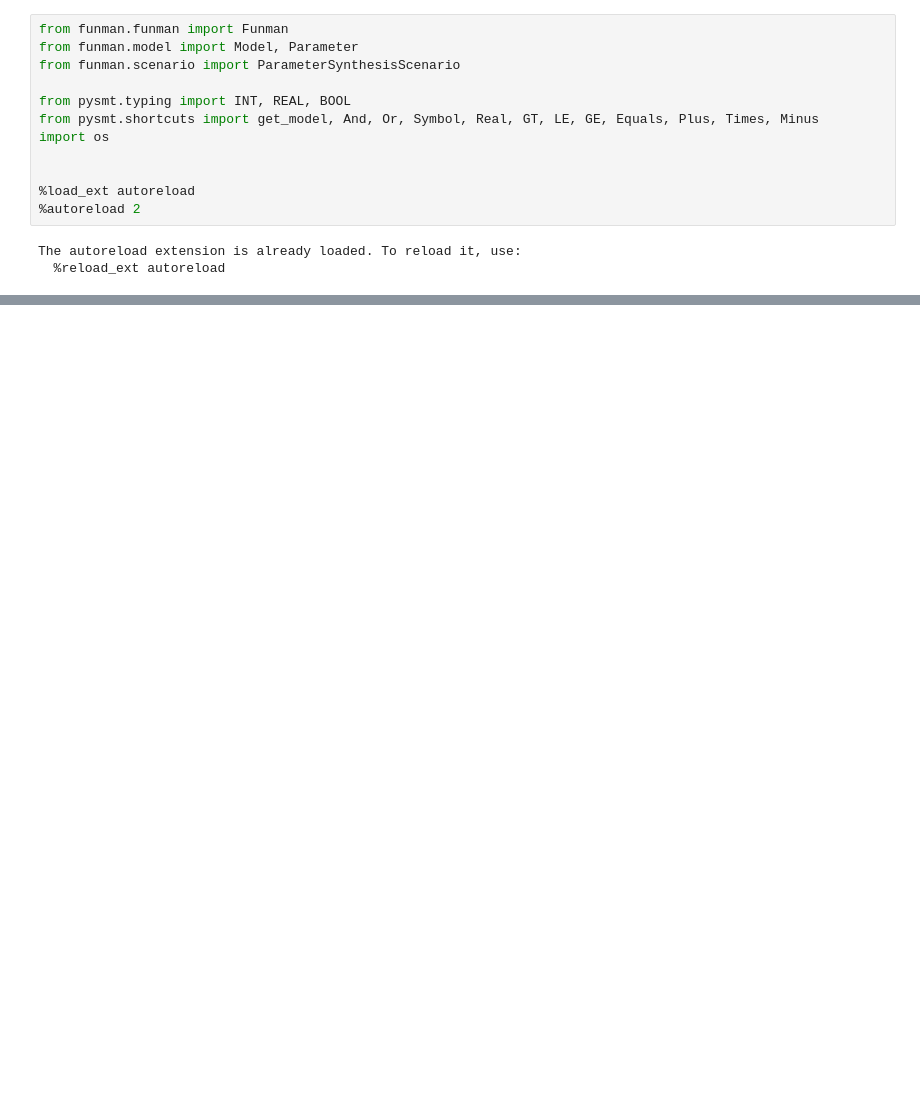
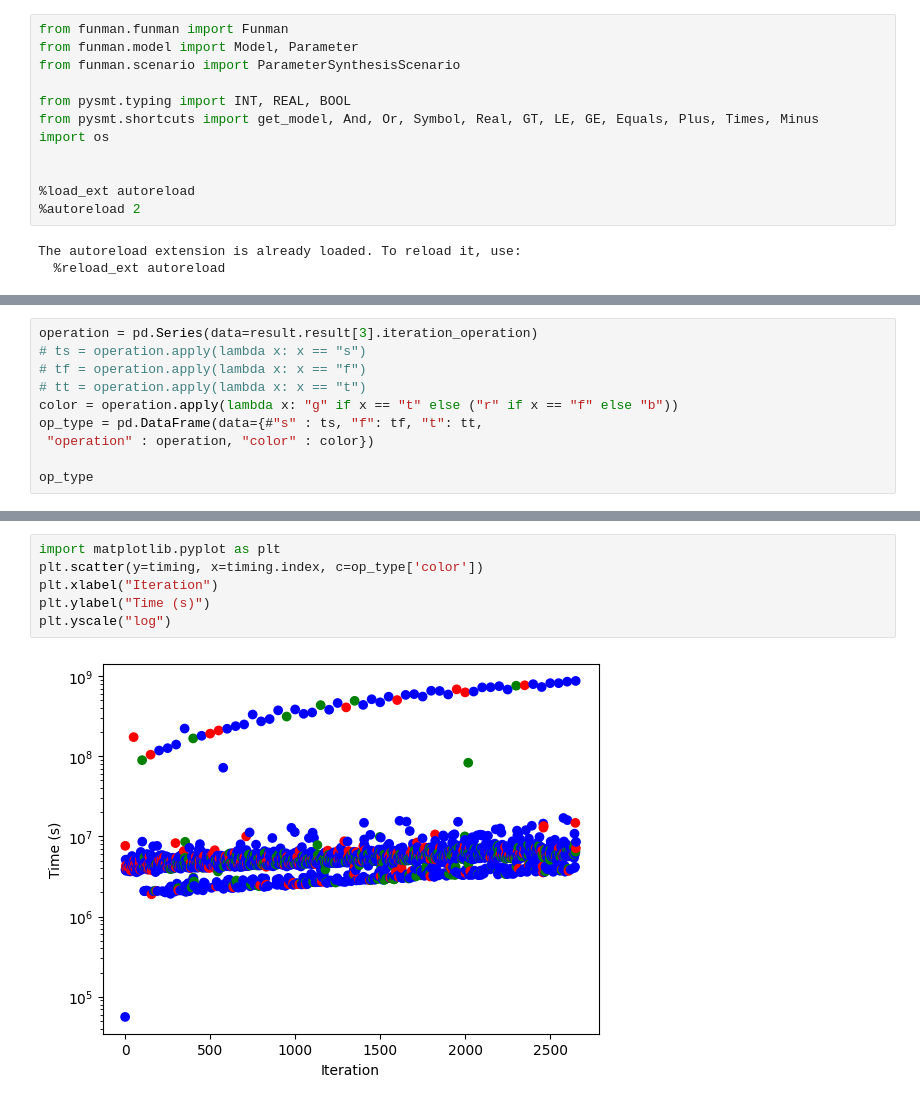
Before and after one commit to ml4ai/funman, a Jupyter notebook: notebooks/2d_param_synth.ipynb, the cells around one changed output, grey strips where cells are left out. Cells and saved outputs as stored; diff of their text form; blank space fills up the shorter version.

```diff
--- a/notebooks/2d_param_synth.ipynb
+++ b/notebooks/2d_param_synth.ipynb
@@ -47,0 +62,10 @@ result = fm.solve(scenario)
+# %%
+operation = pd.Series(data=result.result[3].iteration_operation)
+# ts = operation.apply(lambda x: x == "s")
+# tf = operation.apply(lambda x: x == "f")
+# tt = operation.apply(lambda x: x == "t")
+color = operation.apply(lambda x: "g" if x == "t" else ("r" if x == "f" else "b"))
+op_type = pd.DataFrame(data={#"s" : ts, "f": tf, "t": tt,
+ "operation" : operation, "color" : color})
+
+op_type
@@ -47,0 +86,8 @@ result = fm.solve(scenario)
+# %%
+import matplotlib.pyplot as plt
+plt.scatter(y=timing, x=timing.index, c=op_type['color'])
+plt.xlabel("Iteration")
+plt.ylabel("Time (s)")
+plt.yscale("log")
+# %% [output]
+[figure, added]
```
Also changed, not shown: parts of 4 cells of this notebook, 2 other files.
